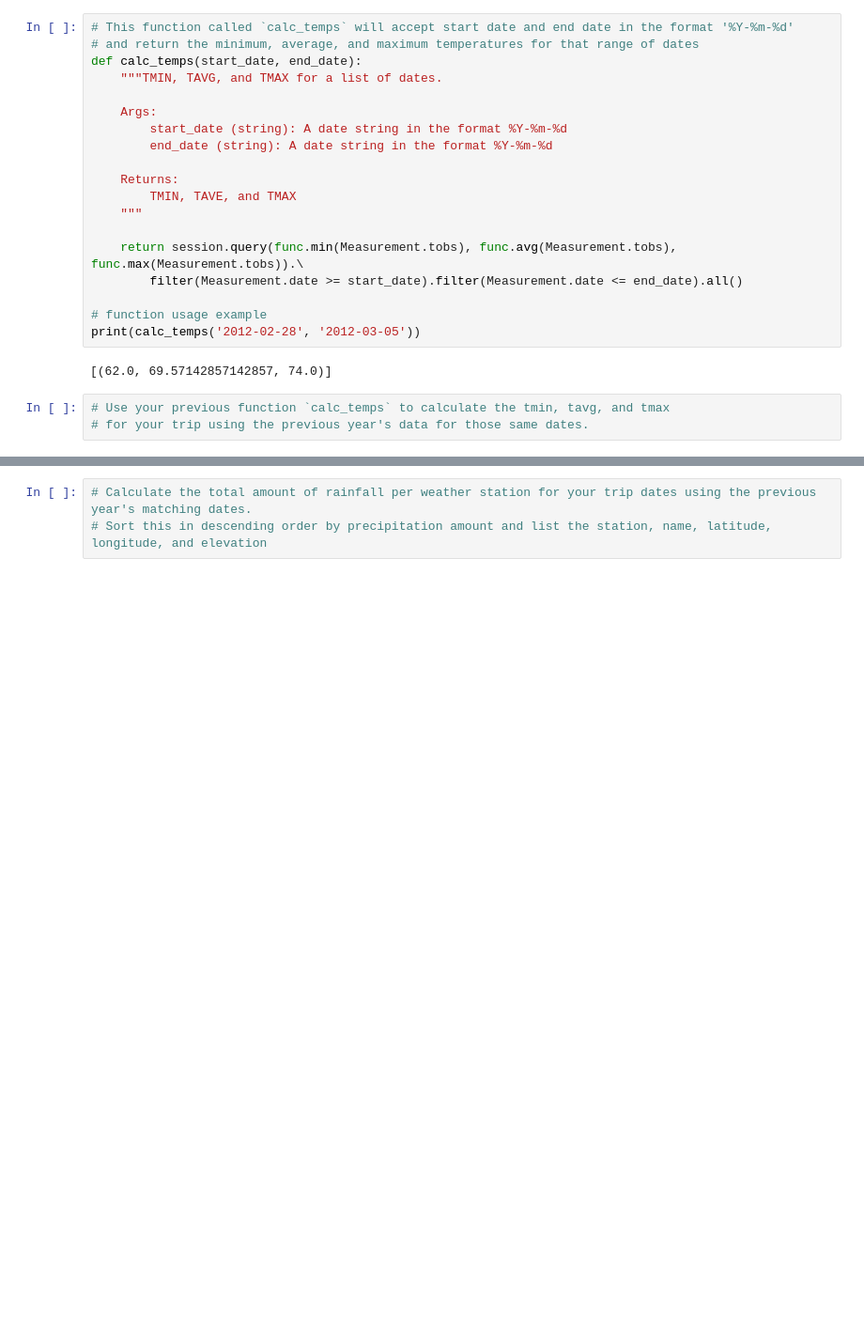
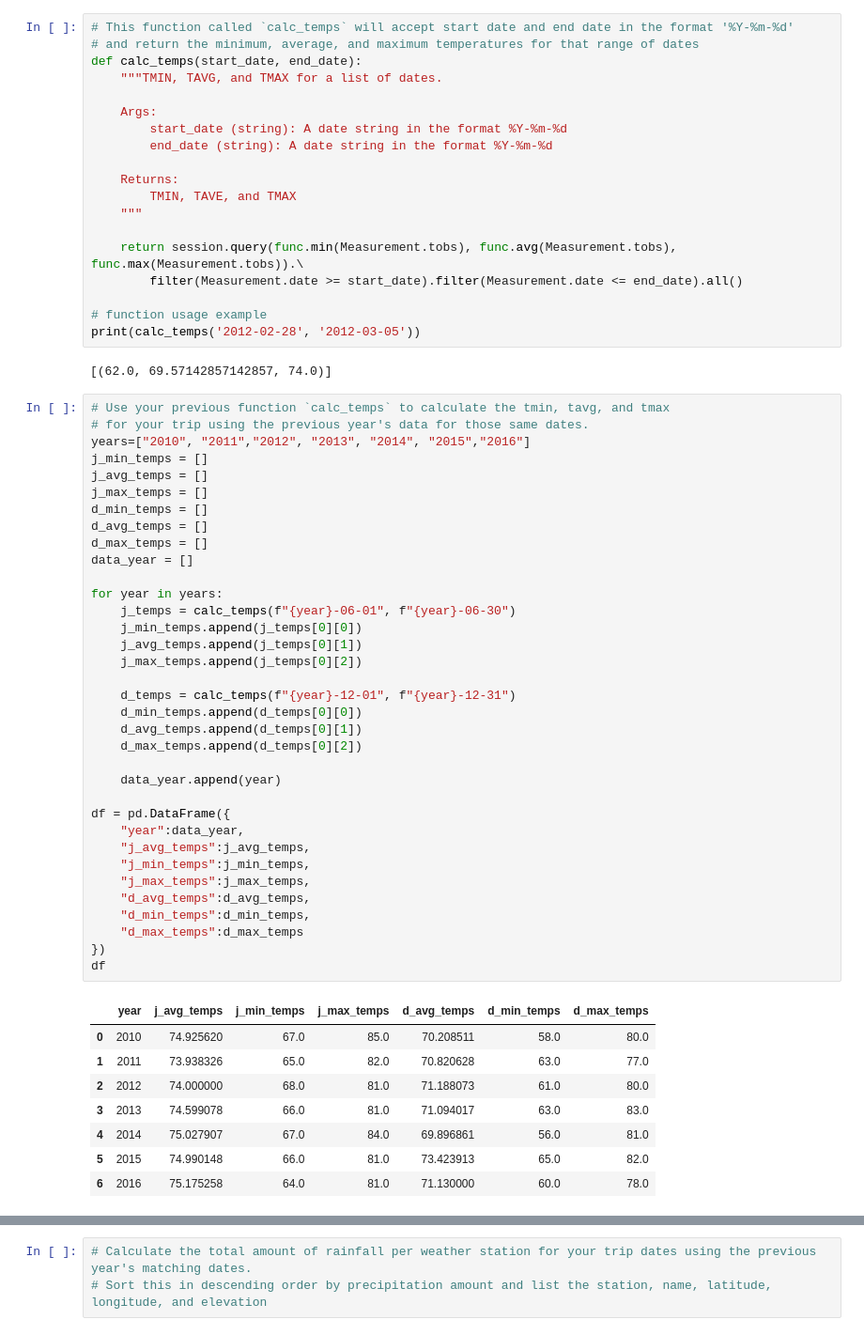
Before and after one commit to loganbonsignore/sqlalchemy-api, a Jupyter notebook: climate_starter.ipynb, the cells around one changed output, grey strips where cells are left out. Shown at 94% size. Cells and saved outputs as stored; diff of their text form; blank space fills up the shorter version.

```diff
--- a/climate_starter.ipynb
+++ b/climate_starter.ipynb
@@ -201,9 +201,50 @@ def calc_temps(start_date, end_date):
 print(calc_temps('2012-02-28', '2012-03-05'))
 # %% [output]
 [(62.0, 69.57142857142857, 74.0)]
-# %%
-# Use your previous function `calc_temps` to calculate the tmin, tavg, and tmax
-# for your trip using the previous year's data for those same dates.
+# %%
+# Use your previous function `calc_temps` to calculate the tmin, tavg, and tmax
+# for your trip using the previous year's data for those same dates.
+years=["2010", "2011","2012", "2013", "2014", "2015","2016"]
+j_min_temps = []
+j_avg_temps = []
+j_max_temps = []
+d_min_temps = []
+d_avg_temps = []
+d_max_temps = []
+data_year = []
+
+for year in years:
+    j_temps = calc_temps(f"{year}-06-01", f"{year}-06-30")
+    j_min_temps.append(j_temps[0][0])
+    j_avg_temps.append(j_temps[0][1])
+    j_max_temps.append(j_temps[0][2])
+
+    d_temps = calc_temps(f"{year}-12-01", f"{year}-12-31")
+    d_min_temps.append(d_temps[0][0])
+    d_avg_temps.append(d_temps[0][1])
+    d_max_temps.append(d_temps[0][2])
+
+    data_year.append(year)
+
+df = pd.DataFrame({
+    "year":data_year,
+    "j_avg_temps":j_avg_temps,
+    "j_min_temps":j_min_temps,
+    "j_max_temps":j_max_temps,
+    "d_avg_temps":d_avg_temps,
+    "d_min_temps":d_min_temps,
+    "d_max_temps":d_max_temps
+})
+df
+# %% [output]
+|  | year | j_avg_temps | j_min_temps | j_max_temps | d_avg_temps | d_min_temps | d_max_temps |
+| 0 | 2010 | 74.925620 | 67.0 | 85.0 | 70.208511 | 58.0 | 80.0 |
+| 1 | 2011 | 73.938326 | 65.0 | 82.0 | 70.820628 | 63.0 | 77.0 |
+| 2 | 2012 | 74.000000 | 68.0 | 81.0 | 71.188073 | 61.0 | 80.0 |
+| 3 | 2013 | 74.599078 | 66.0 | 81.0 | 71.094017 | 63.0 | 83.0 |
+| 4 | 2014 | 75.027907 | 67.0 | 84.0 | 69.896861 | 56.0 | 81.0 |
+| 5 | 2015 | 74.990148 | 66.0 | 81.0 | 73.423913 | 65.0 | 82.0 |
+| 6 | 2016 | 75.175258 | 64.0 | 81.0 | 71.130000 | 60.0 | 78.0 |
 # %%
 # Plot the results from your previous query as a bar chart.
 # Use "Trip Avg Temp" as your Title
```
Also changed, not shown: parts of 4 cells of this notebook, 2 other files.
